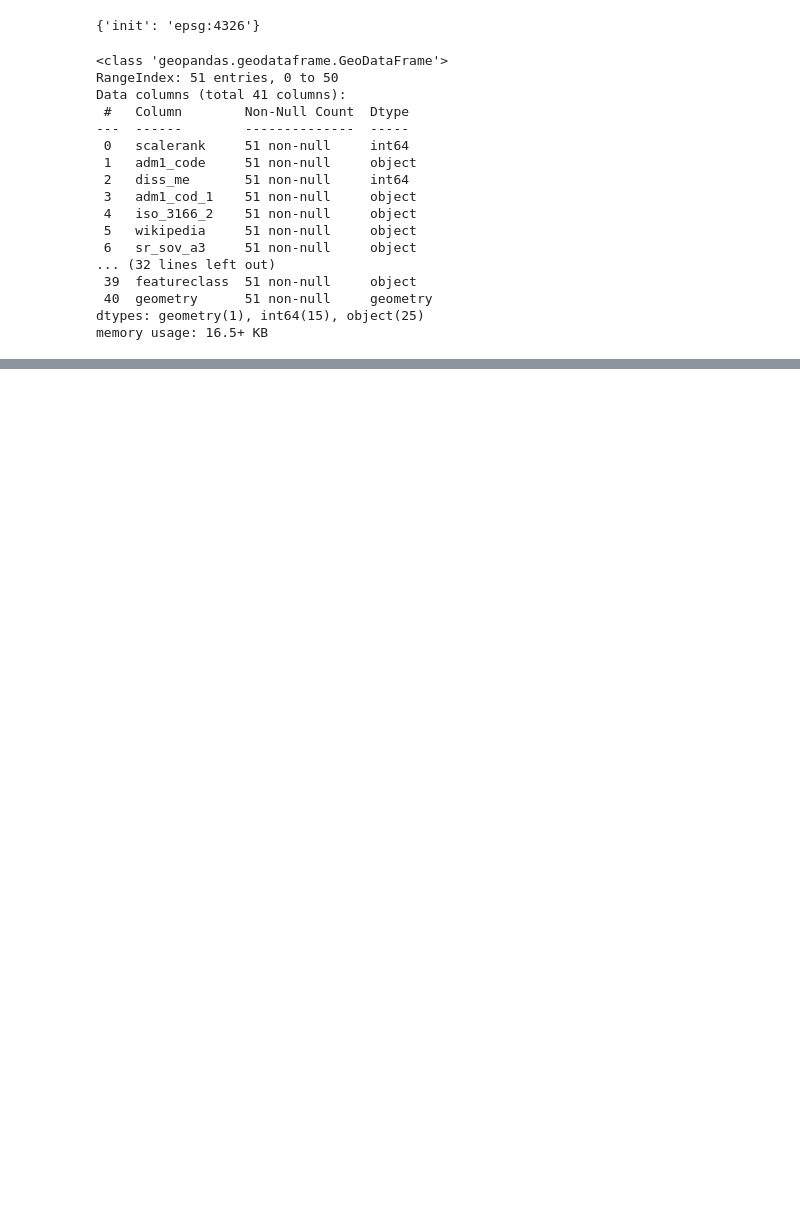
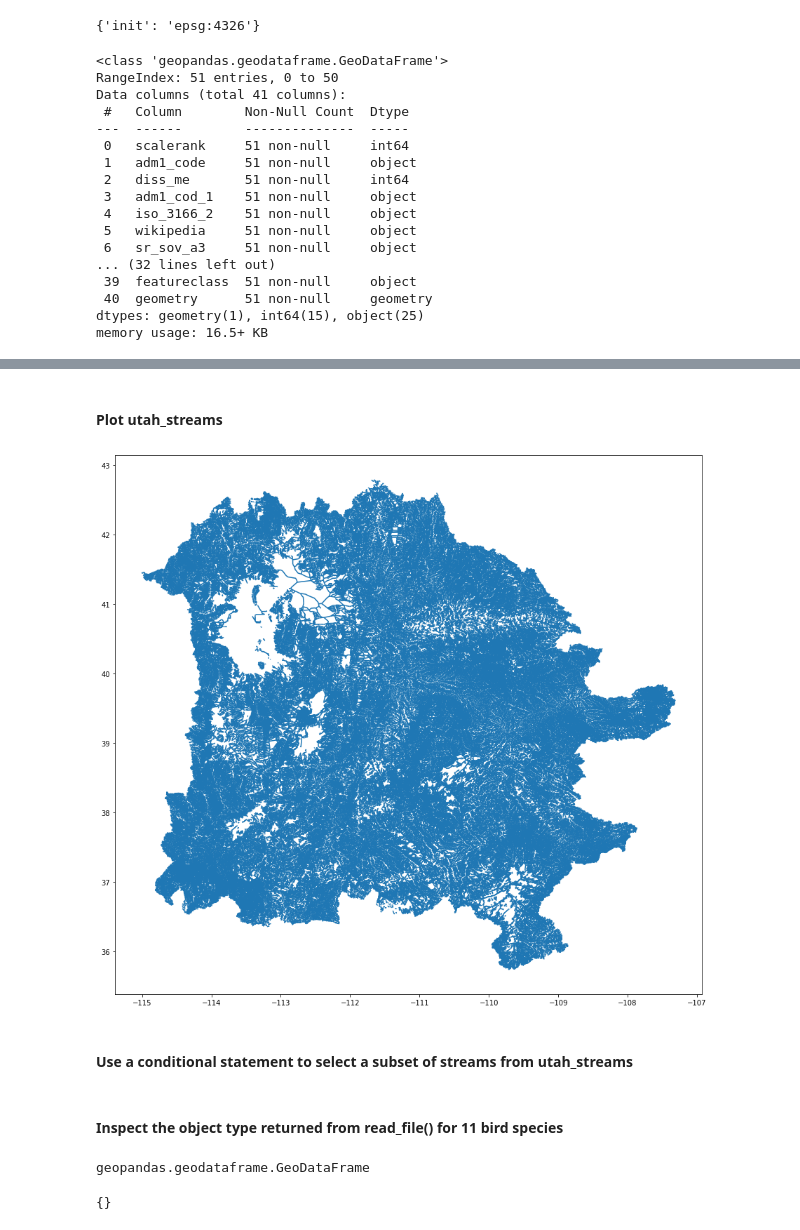
Before and after one commit to zac-stanley/birds-utah, a Jupyter notebook: notebooks/bird_occurrences_utah_explore.ipynb, the cells around one changed output, grey strips where cells are left out. Cells and saved outputs as stored; diff of their text form; code cells hidden in the pictures; blank space fills up the shorter version.

Commit message:
Update bird_occurrences_utah_explore.ipynb, bird_occurrences_utah_clean.ipynb and bird_occurrences_utah_explore_reproject.ipynb

```diff
--- a/notebooks/bird_occurrences_utah_explore.ipynb
+++ b/notebooks/bird_occurrences_utah_explore.ipynb
@@ -22,5 +26,8 @@ pd.set_option('display.max_columns', None)
 # import us states and provinces
 us_states = gpd.read_file ("https://d2ad6b4ur7yvpq.cloudfront.net/naturalearth-3.3.0/ne_110m_admin_1_states_provinces_shp.geojson")
 
-# verify type
-type(us_states)
+# import utah streams
+utah_streams = gpd.read_file("https://opendata.arcgis.com/datasets/d9b5ac9220ff415994b193c9ce022f86_0.zip")
+
+# import 11 bird species
+sw_birds = gpd.read_file('./data/11birdspecies_southwest.csv', encoding='UTF-8')
@@ -207,0 +120,10 @@ sw_birds.plot(figsize=(15,15));
+# %% [markdown]
+#### Plot utah_streams
+# %%
+utah_streams.plot(figsize=(15,15));
+# %% [output]
+[figure, added]
+# %% [markdown]
+#### Use a conditional statement to select a subset of streams from utah_streams
+# %% [markdown]
+#### Inspect the object type returned from read_file() for 11 bird species
@@ -207,0 +133,9 @@ sw_birds.plot(figsize=(15,15));
+# %%
+type(sw_birds)
+# %% [output]
+geopandas.geodataframe.GeoDataFrame
+# %%
+# check coordinate reference system
+sw_birds.crs # hrm, no crs. geometry is being read in wrong?
+# %% [output]
+{}
```
Also changed, not shown: parts of 43 cells of this notebook, 2 other files.
